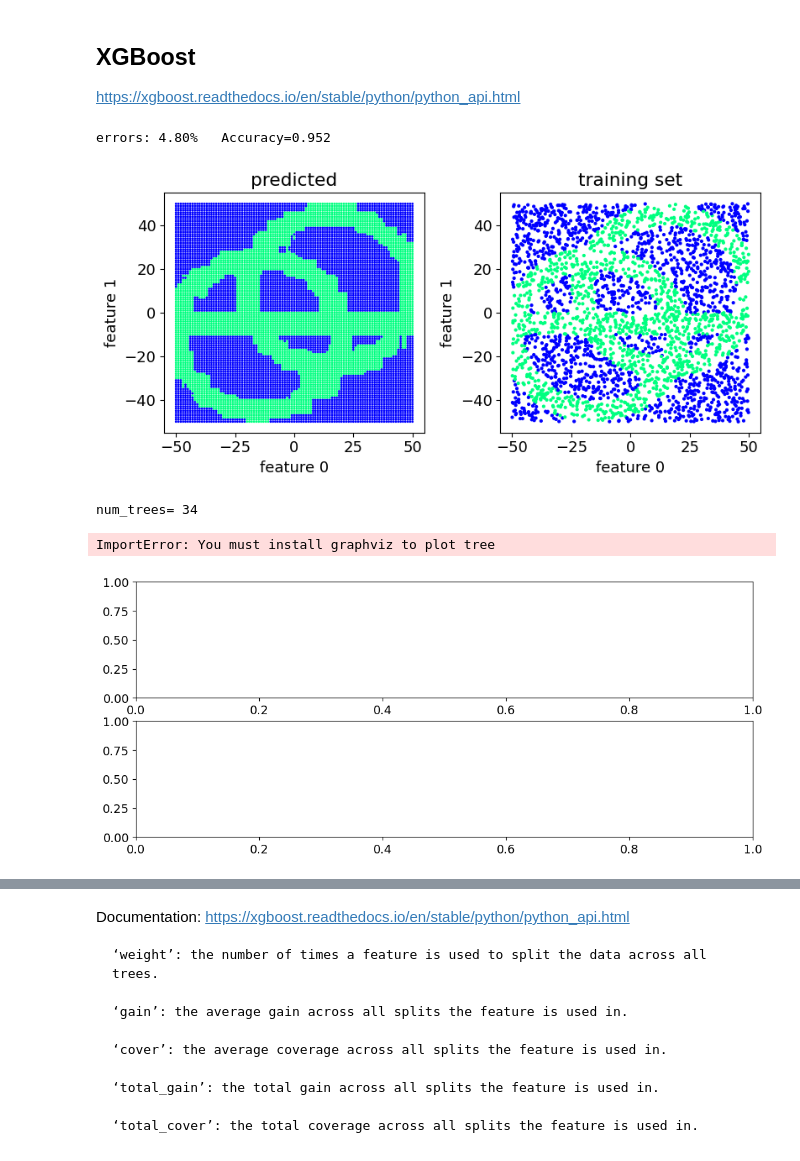
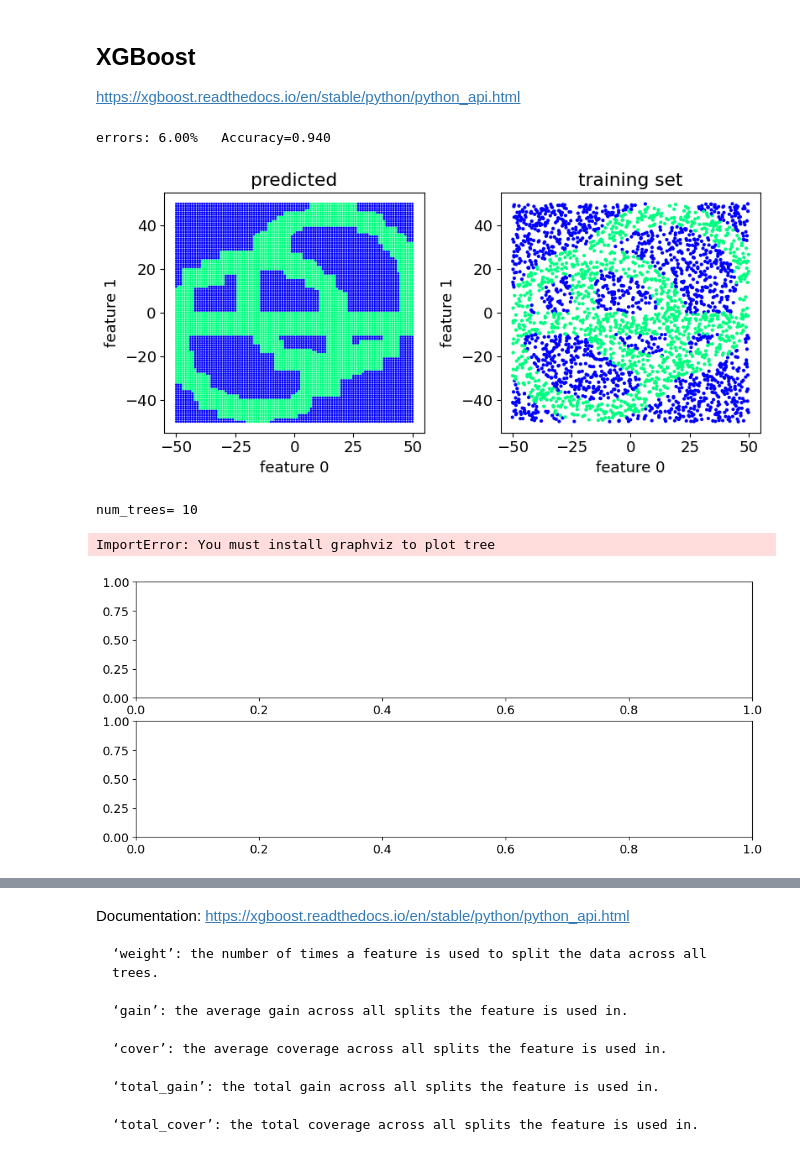
Before and after one commit to pietrobernard/LaCP-Project-2324, a Jupyter notebook: LCP B/Ex3/x013.ipynb, the cells around one changed output, grey strips where cells are left out. Drawn from its saved outputs; the diff is of its cells as text; code cells hidden in the pictures.

```diff
--- a/LCP B/Ex3/x013.ipynb
+++ b/LCP B/Ex3/x013.ipynb
@@ -107,25 +107,30 @@ If the “objective” hyperparameter is left unspecified, XGBClassifier looks a
 # %% [markdown]
 ## XGBoost
 https://xgboost.readthedocs.io/en/stable/python/python_api.html
-# %%
-model = XGBClassifier(seed=1,
-                      objective='binary:logistic',
-                      importance_type="gain",
-                      learning_rate=0.633,
-                      reg_lambda=0.8,
-                      max_depth=10,
-                      subsample=1.0,
-                      colsample_bytree=1.0,
-                      gamma=0.0,
-                      n_estimators=34)
-
-classify(model, show=True)
-# %% [output]
-errors: 4.80%   Accuracy=0.952
-[figure, removed]
-num_trees= 34
-ImportError: You must install graphviz to plot tree
-[figure, removed]
+# %%
+best_params = {'colsample_bytree': 1,
+ 'eta': 0.3,
+ 'eval_metric': ['logloss', 'error'],
+ 'gamma': 1.6071428571428572,
+ 'importance_type': 'gain',
+ 'lambda': 0.5555555555555556,
+ 'max_depth': 9,
+ 'min_child_weight': 1,
+ 'n_estimators': 10,
+ 'objective': 'binary:logistic',
+ 'seed': 1,
+ 'subsample': 1,
+ 'verbosity': 0}
+
+model = XGBClassifier(**best_params)
+
+classify(model, show=True)
+# %% [output]
+errors: 6.00%   Accuracy=0.940
+[figure, added]
+num_trees= 10
+ImportError: You must install graphviz to plot tree
+[figure, added]
 # %%
 # https://machinelearningmastery.com/feature-importance-and-feature-selection-with-xgboost-in-python/
 # feature importance
```
Also changed, not shown: parts of 2 cells of this notebook, 2 other files.
